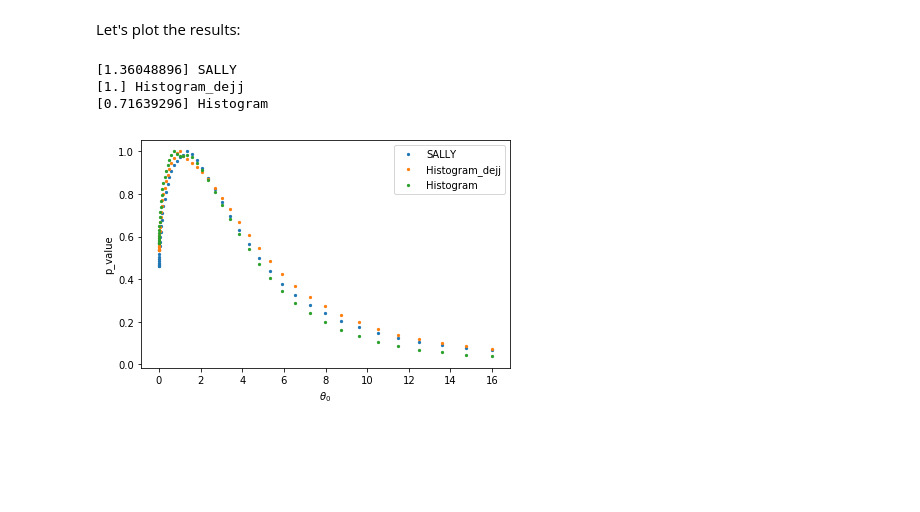
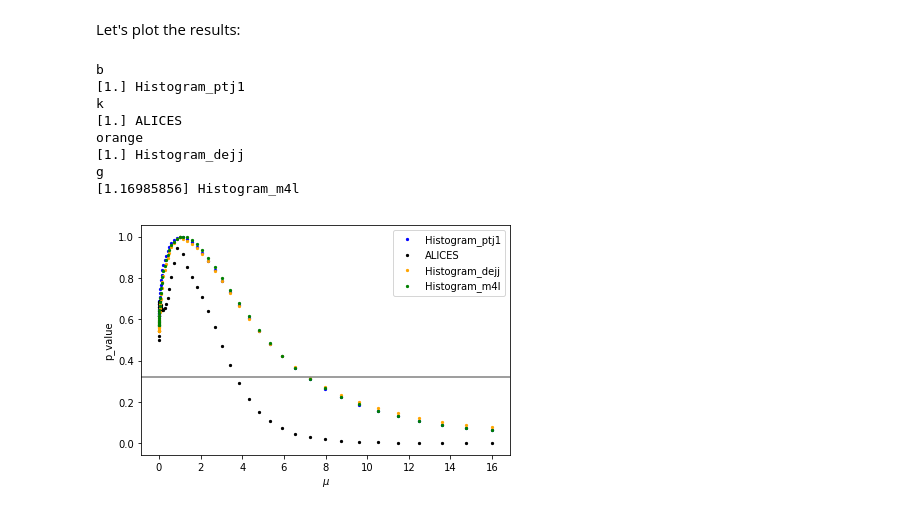
Before and after one commit to aghoshpub/LikelihoodFreeInterference, a Jupyter notebook: examples/tutorial_h4l/4a_limits.ipynb, the cells around one changed output. Drawn from its saved outputs; the diff is of its cells as text; code cells hidden in the pictures; blank space fills up the shorter version.

```diff
--- a/examples/tutorial_h4l/4a_limits.ipynb
+++ b/examples/tutorial_h4l/4a_limits.ipynb
@@ -399,4 +449,5 @@ theta_grid, p_values_expected_sally, best_fit_expected_sally, _, _, (histos, obs
 
 p_values["SALLY signal"] = p_values_expected_sally
 mle["SALLY signal"] = best_fit_expected_sally
+col["SALLY signal"] = "r"
 # %% [output]
@@ -452,15 +547,0 @@ mle["SCANDAL signal"] = best_fit_expected_scandal
-# %%
-theta_grid, p_values_expected_histo, best_fit_expected_histo, _, _, (histos, observed, observed_weights) = limits.expected_limits(
-    mode="histo",
-    hist_vars=["pt_j1"],
-    theta_true=[signal_theta],
-    grid_ranges=grid_ranges,
-    grid_resolutions=grid_resolutions,
-    luminosity=lumi,
-    include_xsec=False,
-    return_asimov=True,
-    test_split=0.5
-)
-
-p_values["Histogram signal"] = p_values_expected_histo
-mle["Histogram signal"] = best_fit_expected_histo
@@ -494,0 +568,20 @@ plt.show()
+# %%
+theta_grid, p_values_expected_histo, best_fit_expected_histo, _, _, (histos, observed, observed_weights) = limits.expected_limits(
+    mode="histo",
+    #hist_vars=["pt_j1"],
+    hist_vars=["delta_eta_jj"],
+    #hist_vars=["pt_j1", "delta_eta_jj"],
+    #hist_bins=[[0.,40.,60.,80.,100.,150.,200.,300.,400.,1000.]],
+    #hist_bins=[[0.,40.,80.,100.,150.,200.,300.,400.,1000.]],
+    theta_true=[signal_theta],
+    grid_ranges=grid_ranges,
+    grid_resolutions=grid_resolutions,
+    luminosity=lumi,
+    include_xsec=False,
+    return_asimov=True,
+    test_split=0.5
+)
+
+p_values["Histogram_dejj signal"] = p_values_expected_histo
+mle["Histogram_dejj signal"] = best_fit_expected_histo
+col["Histogram_dejj signal"] = "orange"
@@ -529,37 +631,43 @@ Let's plot the results:
 # %%
 #show = "ALICES"
 cmin, cmax = 1.e-3, 1.
 
 bin_size = (grid_ranges[0][1] - grid_ranges[0][0])/(grid_resolutions[0] - 1)
 edges = np.linspace(grid_ranges[0][0] - bin_size/2, grid_ranges[0][1] + bin_size/2, grid_resolutions[0] + 1)
 centers = np.linspace(grid_ranges[0][0], grid_ranges[0][1], grid_resolutions[0])
 
 for i, (label, p_value) in enumerate(six.iteritems(p_values)):
     if (label.find("signal") != -1):
         continue
     #plt.scatter(centers**2, p_value, label=label)
-    plt.scatter(centers**4, p_value, label=label, s=5)
+    plt.scatter(centers**4, p_value, label=label, s=5, color=col[label])
     print (theta_grid[mle[label]]**4, label)
 #     plt.scatter(
 #         theta_grid[mle[label]], theta_grid[mle[label]][1],
 #         s=80., color='C{}'.format(i), marker='*',
 #         label=label
 #     )
-
+plt.axhline(y=0.32, color='grey', linestyle='-')
 plt.legend()
 
-plt.xlabel(r'$\theta_0$')
-#plt.xlabel(r'$\mu$')
+#plt.xlabel(r'$\theta_0$')
+plt.xlabel(r'$\mu$')
 plt.ylabel(r'p_value')
 #plt.xlim(0,6)
 #plt.ylim(0.4,1.03)
 
 plt.tight_layout()
+#plt.savefig("Histogram_m4l_muSM.pdf")
 plt.show()
 # %% [output]
-[1.36048896] SALLY
+b
+[1.] Histogram_ptj1
+k
+[1.] ALICES
+orange
 [1.] Histogram_dejj
-[0.71639296] Histogram
+g
+[1.16985856] Histogram_m4l
-[figure, old version]
+[figure, new version]
 # %%
 p_values["ALICES"][25], p_values["ALICES"].max()
```
Also changed, not shown: parts of 30 cells of this notebook, 7 other files.
